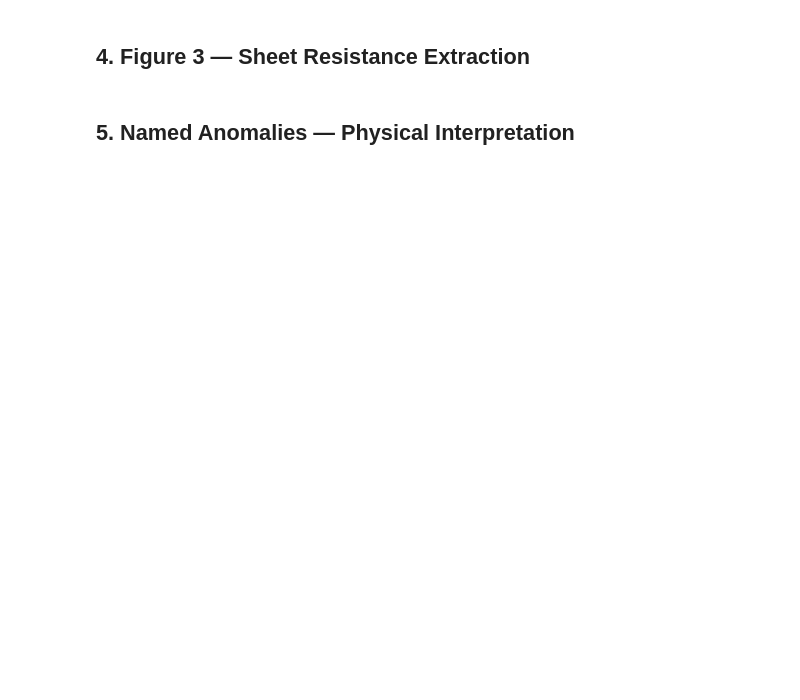
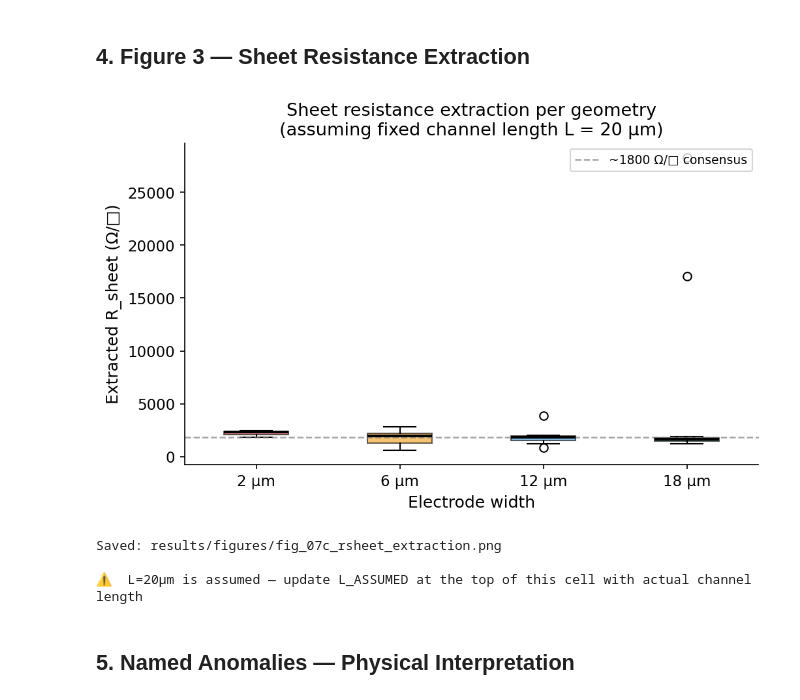
Before and after one commit to wjlee619/mos2-memristor-ml, a Jupyter notebook: notebooks/07_chip1_resistance_scaling.ipynb, the cells around one changed output. Drawn from its saved outputs; the diff is of its cells as text; code cells hidden in the pictures; blank space fills up the shorter version.

```diff
--- a/notebooks/07_chip1_resistance_scaling.ipynb
+++ b/notebooks/07_chip1_resistance_scaling.ipynb
@@ -189,34 +217,39 @@ clean_fit['R_sheet'] = clean_fit['R5'] * clean_fit['width'] / L_ASSUMED
 
 fig, ax = plt.subplots(figsize=(7, 4.5))
 
 geo_list = []
 for w in widths:
     sub = clean_fit[clean_fit['width'] == w]['R_sheet']
     if len(sub) > 0:
         geo_list.append(sub.values)
     else:
         geo_list.append(np.array([np.nan]))
 
 bp = ax.boxplot(geo_list,
                 labels=[f'{w} µm' for w in widths],
                 patch_artist=True,
                 medianprops=dict(color='black', linewidth=2))
 
 for patch, w in zip(bp['boxes'], widths):
     patch.set_facecolor(geo_colors[w])
     patch.set_alpha(0.6)
 
 ax.axhline(1800, color='gray', linestyle='--', lw=1.2, alpha=0.7, label='~1800 Ω/□ consensus')
 ax.set_xlabel('Electrode width')
 ax.set_ylabel('Extracted R_sheet (Ω/□)')
 ax.set_title(f'Sheet resistance extraction per geometry\n(assuming fixed channel length L = {L_ASSUMED} µm)')
-ax.legend(fontsize=9)
+ax.legend(loc='upper right', fontsize=9)
 
 plt.tight_layout()
 plt.savefig('../results/figures/fig_07c_rsheet_extraction.png', dpi=150, bbox_inches='tight')
 plt.show()
 print('Saved: results/figures/fig_07c_rsheet_extraction.png')
 print(f'\n⚠️  L={L_ASSUMED}µm is assumed — update L_ASSUMED at the top of this cell with actual channel length')
+# %% [output]
+[figure, added]
+Saved: results/figures/fig_07c_rsheet_extraction.png
+
+⚠️  L=20µm is assumed — update L_ASSUMED at the top of this cell with actual channel length
 # %% [markdown]
 ## 5. Named Anomalies — Physical Interpretation
 # %%
```
Also changed, not shown: parts of 8 cells of this notebook, 5 other files.
